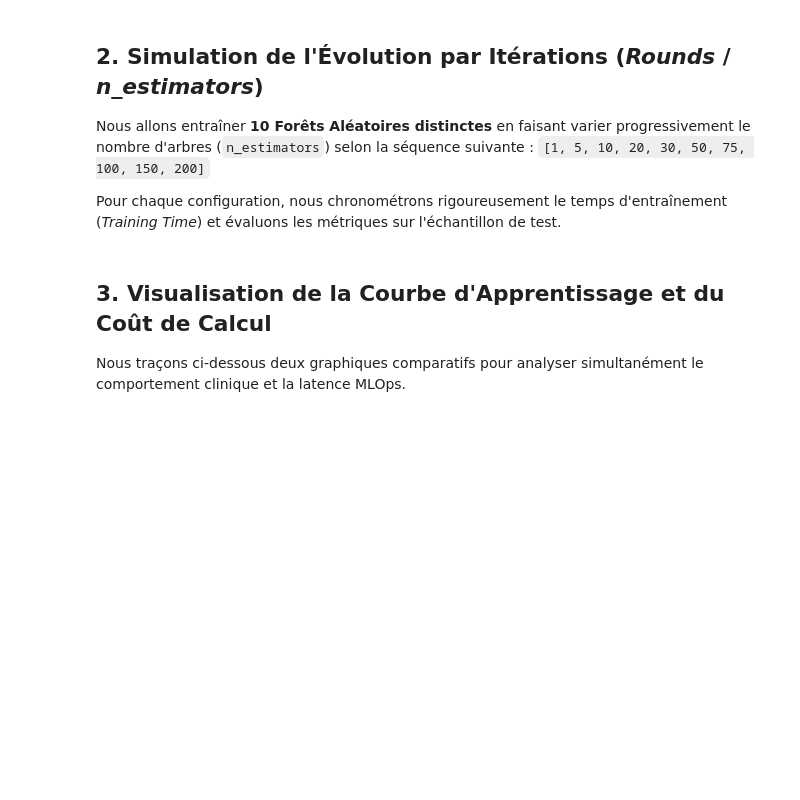
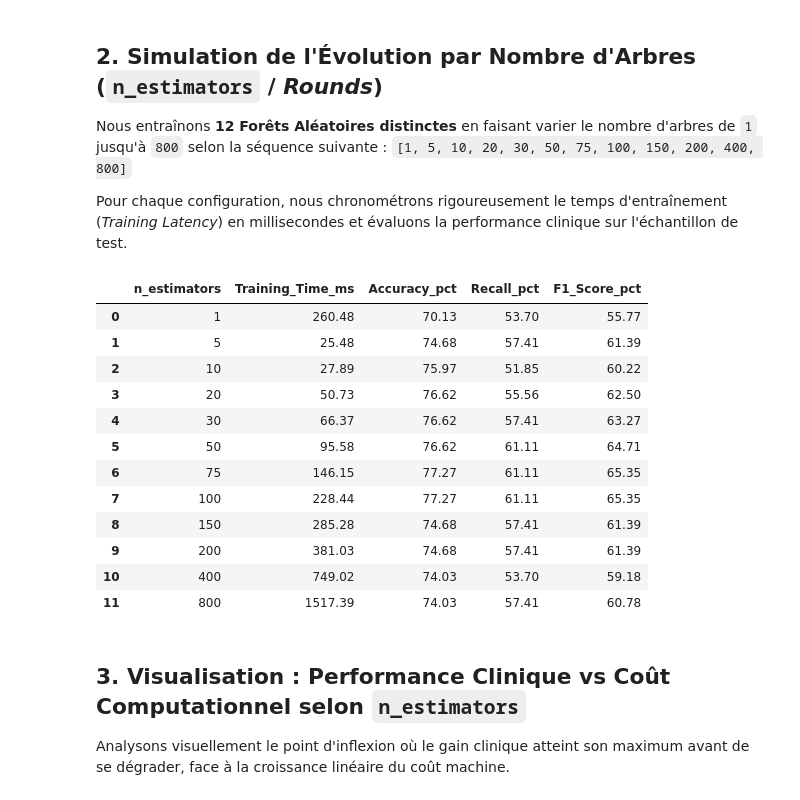
Before and after one commit to Orpheus76/diabetes-risk-prediction, a Jupyter notebook: notebooks/04_model_evolution.ipynb, the cells around one changed output. Saved outputs shown, nothing was run; the diff lists cells and outputs as text; code cells hidden in the pictures; blank space fills up the shorter version.

```diff
--- a/notebooks/04_model_evolution.ipynb
+++ b/notebooks/04_model_evolution.ipynb
@@ -34,50 +39,59 @@ print(f"Dimensions X_test  : {X_test.shape}  | y_test  : {y_test.shape}")
 # %% [markdown]
-## 2. Simulation de l'Évolution par Itérations (*Rounds* / *n_estimators*)
+## 2. Simulation de l'Évolution par Nombre d'Arbres (`n_estimators` / *Rounds*)
 
-Nous allons entraîner **10 Forêts Aléatoires distinctes** en faisant varier progressivement le nombre d'arbres (`n_estimators`) selon la séquence suivante :
-`[1, 5, 10, 20, 30, 50, 75, 100, 150, 200]`
+Nous entraînons **12 Forêts Aléatoires distinctes** en faisant varier le nombre d'arbres de `1` jusqu'à `800` selon la séquence suivante :
+`[1, 5, 10, 20, 30, 50, 75, 100, 150, 200, 400, 800]`
 
-Pour chaque configuration, nous chronométrons rigoureusement le temps d'entraînement (*Training Time*) et évaluons les métriques sur l'échantillon de test.
+Pour chaque configuration, nous chronométrons rigoureusement le temps d'entraînement (*Training Latency*) en millisecondes et évaluons la performance clinique sur l'échantillon de test.
 # %%
-tree_counts = [1, 5, 10, 20, 30, 50, 75, 100, 150, 200]
-results = []
+tree_counts = [1, 5, 10, 20, 30, 50, 75, 100, 150, 200, 400, 800]
+results_trees = []
 
 for n_trees in tree_counts:
     model = RandomForestClassifier(
         n_estimators=n_trees,
-        max_depth=6,
-        min_samples_leaf=4,
         random_state=42,
         n_jobs=-1
     )
 
-    # Chronométrage de l'entraînement
     start_time = time.perf_counter()
     model.fit(X_train, y_train)
     training_time_ms = (time.perf_counter() - start_time) * 1000.0
 
-    # Prédictions sur le jeu de test
     y_pred = model.predict(X_test)
 
-    # Calcul des métriques
     acc = accuracy_score(y_test, y_pred) * 100.0
     rec = recall_score(y_test, y_pred) * 100.0
     f1 = f1_score(y_test, y_pred) * 100.0
 
-    results.append({
+    results_trees.append({
         "n_estimators": n_trees,
         "Training_Time_ms": round(training_time_ms, 2),
         "Accuracy_pct": round(acc, 2),
         "Recall_pct": round(rec, 2),
         "F1_Score_pct": round(f1, 2)
     })
 
-df_results = pd.DataFrame(results)
-df_results
+df_results_trees = pd.DataFrame(results_trees)
+df_results_trees
+# %% [output]
+|  | n_estimators | Training_Time_ms | Accuracy_pct | Recall_pct | F1_Score_pct |
+| 0 | 1 | 260.48 | 70.13 | 53.70 | 55.77 |
+| 1 | 5 | 25.48 | 74.68 | 57.41 | 61.39 |
+| 2 | 10 | 27.89 | 75.97 | 51.85 | 60.22 |
+| 3 | 20 | 50.73 | 76.62 | 55.56 | 62.50 |
+| 4 | 30 | 66.37 | 76.62 | 57.41 | 63.27 |
+| 5 | 50 | 95.58 | 76.62 | 61.11 | 64.71 |
+| 6 | 75 | 146.15 | 77.27 | 61.11 | 65.35 |
+| 7 | 100 | 228.44 | 77.27 | 61.11 | 65.35 |
+| 8 | 150 | 285.28 | 74.68 | 57.41 | 61.39 |
+| 9 | 200 | 381.03 | 74.68 | 57.41 | 61.39 |
+| 10 | 400 | 749.02 | 74.03 | 53.70 | 59.18 |
+| 11 | 800 | 1517.39 | 74.03 | 57.41 | 60.78 |
 # %% [markdown]
-## 3. Visualisation de la Courbe d'Apprentissage et du Coût de Calcul
+## 3. Visualisation : Performance Clinique vs Coût Computationnel selon `n_estimators`
 
-Nous traçons ci-dessous deux graphiques comparatifs pour analyser simultanément le comportement clinique et la latence MLOps.
+Analysons visuellement le point d'inflexion où le gain clinique atteint son maximum avant de se dégrader, face à la croissance linéaire du coût machine.
 # %%
 fig, axes = plt.subplots(1, 2, figsize=(16, 6))
 
```
Also changed, not shown: parts of 9 cells of this notebook, 1 other file.
